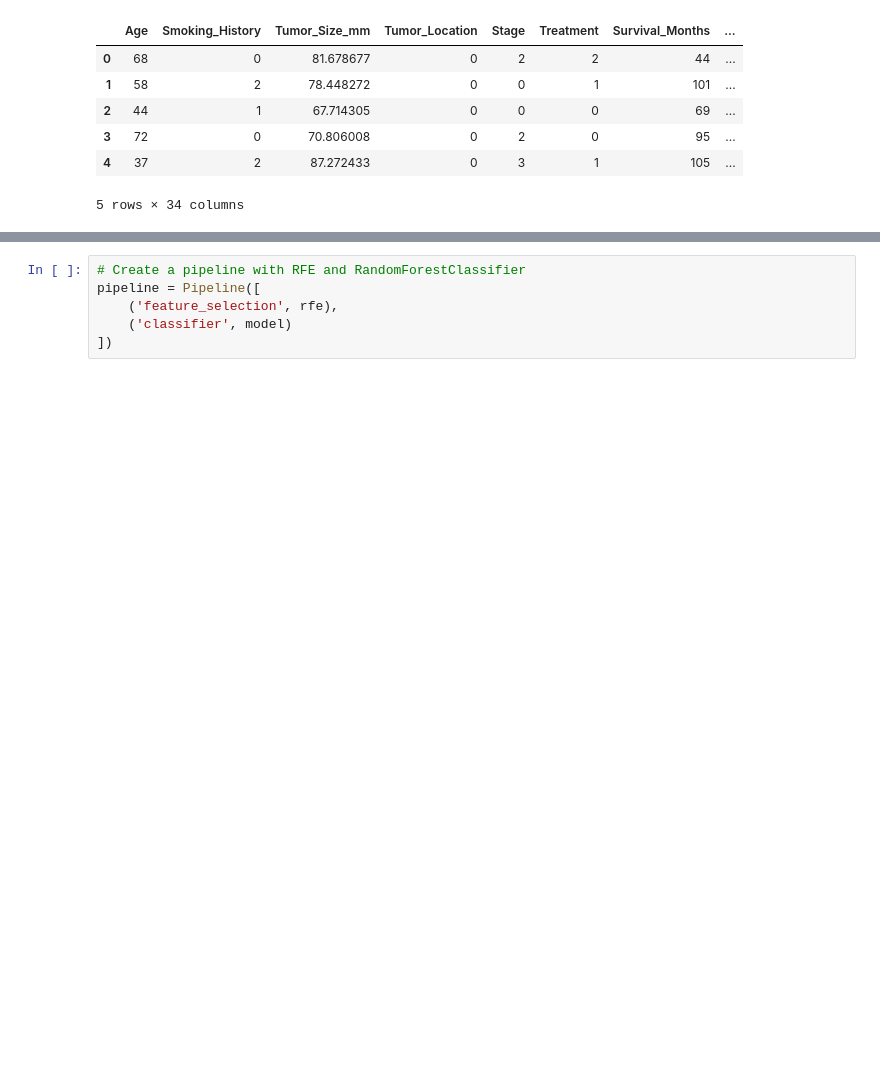
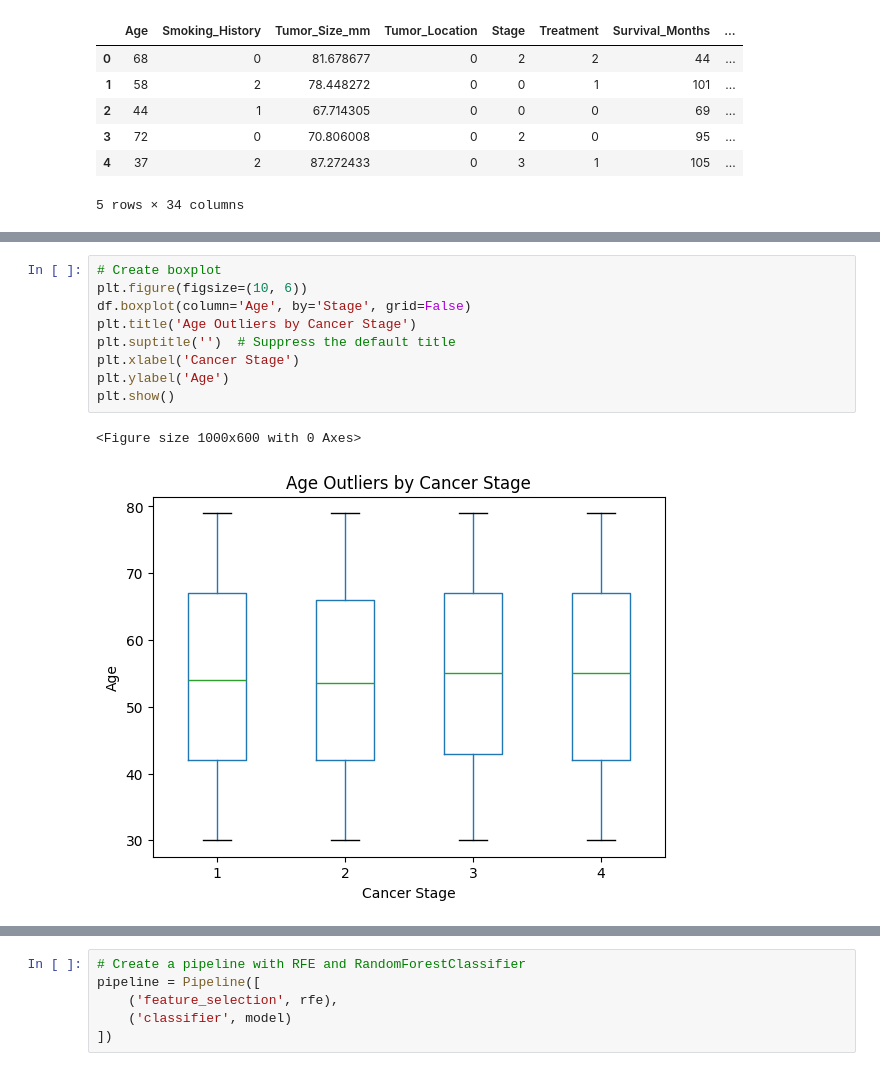
Before and after one commit to ChiefBibek/Lung-Cancer-Prediction, a Jupyter notebook: lung_cancer_prediction.ipynb, the cells around one changed output, grey strips where cells are left out. Drawn from its saved outputs; the diff is of its cells as text; blank space fills up the shorter version.

```diff
--- a/lung_cancer_prediction.ipynb
+++ b/lung_cancer_prediction.ipynb
@@ -58,0 +126,12 @@ df.head()
+# %%
+# Create boxplot
+plt.figure(figsize=(10, 6))
+df.boxplot(column='Age', by='Stage', grid=False)
+plt.title('Age Outliers by Cancer Stage')
+plt.suptitle('')  # Suppress the default title
+plt.xlabel('Cancer Stage')
+plt.ylabel('Age')
+plt.show()
+# %% [output]
+<Figure size 1000x600 with 0 Axes>
+[figure, added]
```
Also changed, not shown: parts of 32 cells of this notebook.
